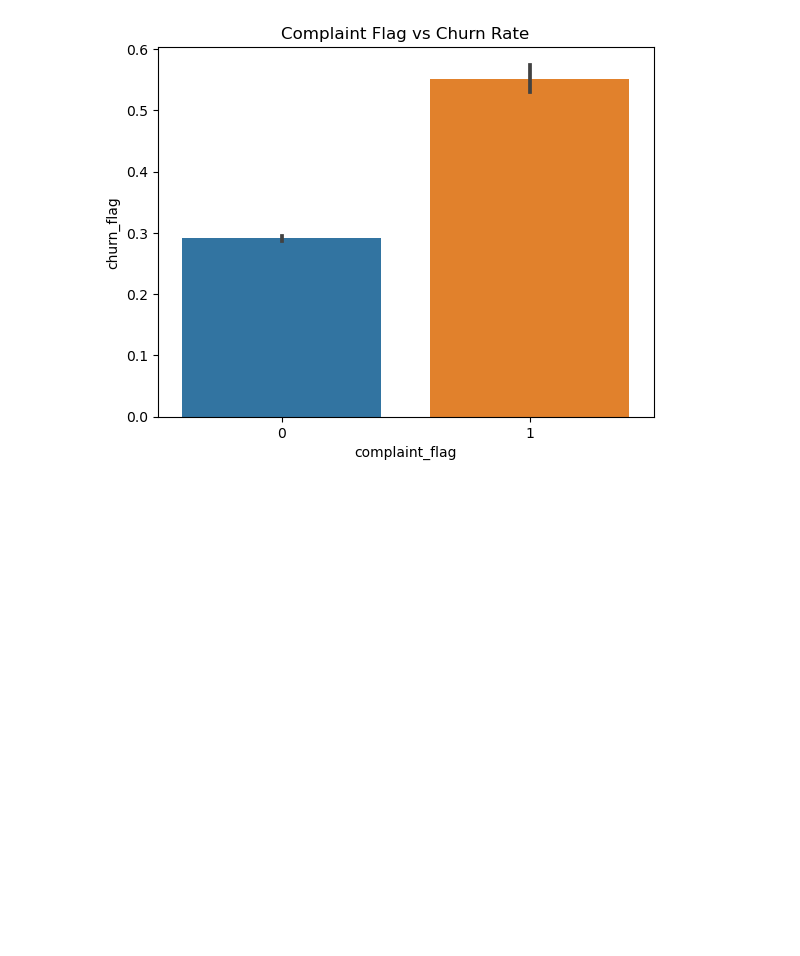
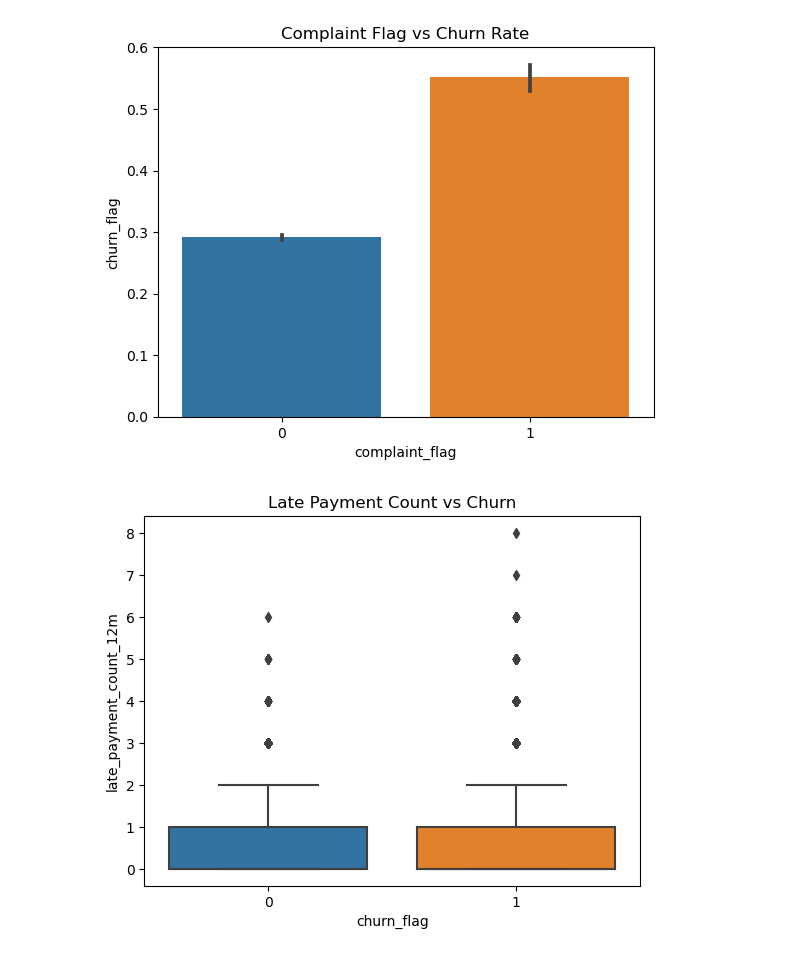
Before and after one commit to jojolily84/insurance-churn-analysis, a Jupyter notebook: notebooks/01_EDA.ipynb, the cells around one changed output. Saved outputs shown, nothing was run; the diff lists cells and outputs as text; code cells hidden in the pictures; blank space fills up the shorter version.

```diff
--- a/notebooks/01_EDA.ipynb
+++ b/notebooks/01_EDA.ipynb
@@ -85,3 +85,9 @@ plt.title('Complaint Flag vs Churn Rate')
 plt.show()
 # %% [output]
 [figure]
+# %%
+sns.boxplot(x='churn_flag', y='late_payment_count_12m',data=df)  #延遲付款次數
+plt.title('Late Payment Count vs Churn')
+plt.show()
+# %% [output]
+[figure, added]
```
Also changed, not shown: parts of 4 cells of this notebook.
